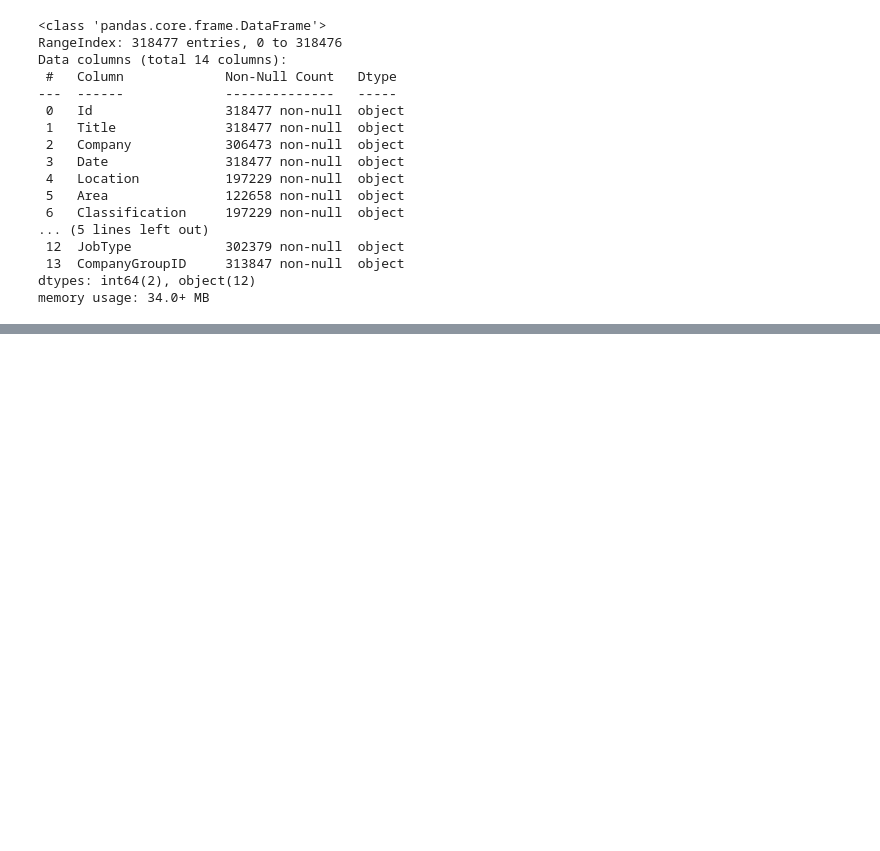
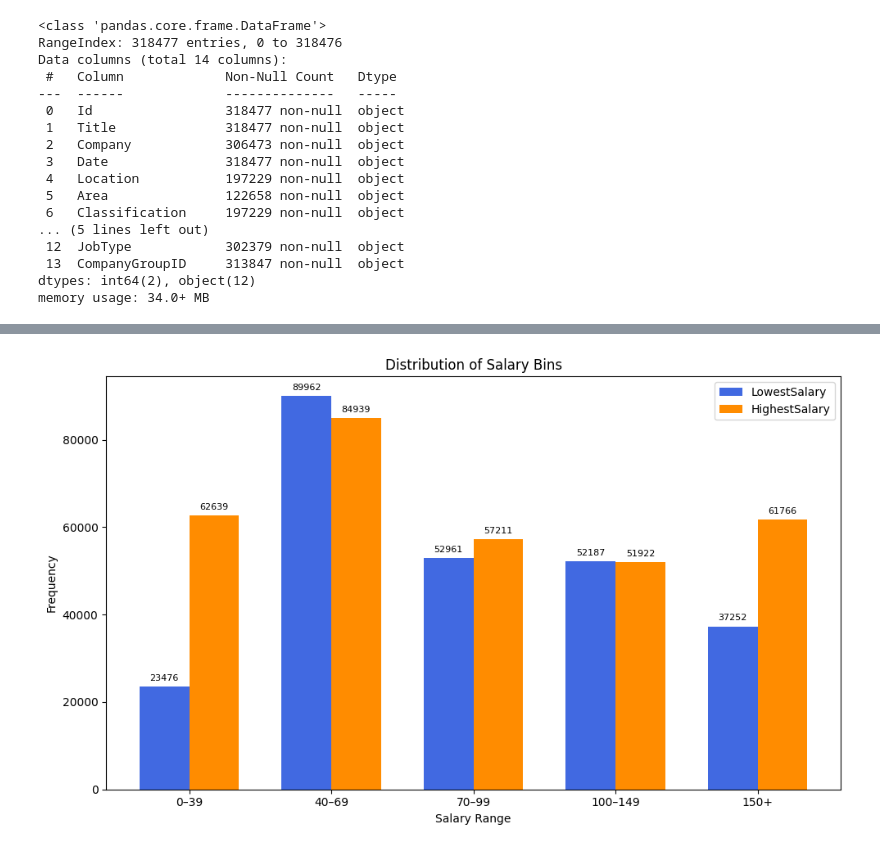
Before and after one commit to JehKimChanGroup/3803ICT, a Jupyter notebook: Part1/Task1.ipynb, the cells around one changed output, grey strips where cells are left out. Saved outputs shown, nothing was run; the diff lists cells and outputs as text; code cells hidden in the pictures; blank space fills up the shorter version.

Commit message:
Add files via upload
with normalise and right skewness graph check

```diff
--- a/Part1/Task1.ipynb
+++ b/Part1/Task1.ipynb
@@ -260,0 +266,12 @@ data_withComGID.csv is the data base for Task 2
+# %%
+import pandas as pd
+
+# Define salary bins and corresponding labels
+salary_bins = [0, 40, 70, 100, 150, float('inf')]
+salary_labels = ['Very Low', 'Low', 'Medium', 'High', 'Very High']
+
+# Apply bins to LowestSalary
+df['LowestSalaryBin'] = pd.cut(df['LowestSalary'], bins=salary_bins, labels=salary_labels, right=False)
+
+# Apply bins to HighestSalary
+df['HighestSalaryBin'] = pd.cut(df['HighestSalary'], bins=salary_bins, labels=salary_labels, right=False)
@@ -260,0 +299,48 @@ data_withComGID.csv is the data base for Task 2
+# %%
+import matplotlib.pyplot as plt
+
+# Define bins and labels
+bins = [0, 39, 69, 99, 149, float('inf')]
+labels = ['0–39', '40–69', '70–99', '100–149', '150+']
+
+# Apply binning to your real dataset
+df['LowestSalaryBin'] = pd.cut(df['LowestSalary'], bins=bins, labels=labels, right=True)
+df['HighestSalaryBin'] = pd.cut(df['HighestSalary'], bins=bins, labels=labels, right=True)
+
+# Count the frequencies
+lowest_counts = df['LowestSalaryBin'].value_counts().sort_index()
+highest_counts = df['HighestSalaryBin'].value_counts().sort_index()
+
+# Plot
+import matplotlib.pyplot as plt
+
+bar_width = 0.35
+x = range(len(lowest_counts))
+
+fig, ax = plt.subplots(figsize=(10, 6))
+
+# Plot bars
+bars1 = ax.bar(x, lowest_counts, width=bar_width, label='LowestSalary', color='royalblue')
+bars2 = ax.bar([i + bar_width for i in x], highest_counts, width=bar_width, label='HighestSalary', color='darkorange')
+
+# Add value labels on each bar
+for bar in bars1:
+    height = bar.get_height()
+    ax.text(bar.get_x() + bar.get_width()/2, height + 1000, f'{int(height)}', ha='center', va='bottom', fontsize=8)
+
+for bar in bars2:
+    height = bar.get_height()
+    ax.text(bar.get_x() + bar.get_width()/2, height + 1000, f'{int(height)}', ha='center', va='bottom', fontsize=8)
+
+# Set labels, ticks, title
+ax.set_xlabel('Salary Range')
+ax.set_ylabel('Frequency')
+ax.set_title('Distribution of Salary Bins')
+ax.set_xticks([i + bar_width / 2 for i in x])
+ax.set_xticklabels(lowest_counts.index)
+ax.legend()
+
+plt.tight_layout()
+plt.show()
+# %% [output]
+[figure, added]
```
Also changed, not shown: parts of 7 cells of this notebook.
